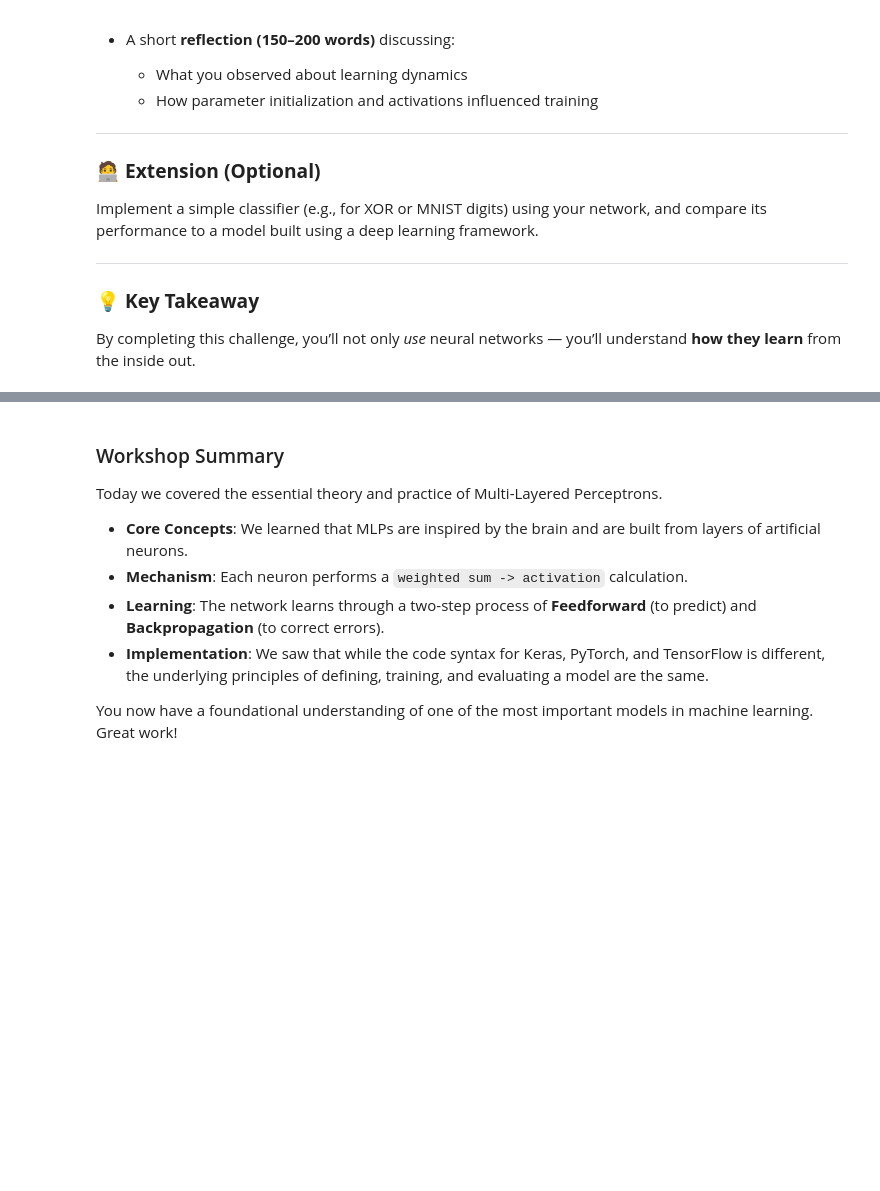
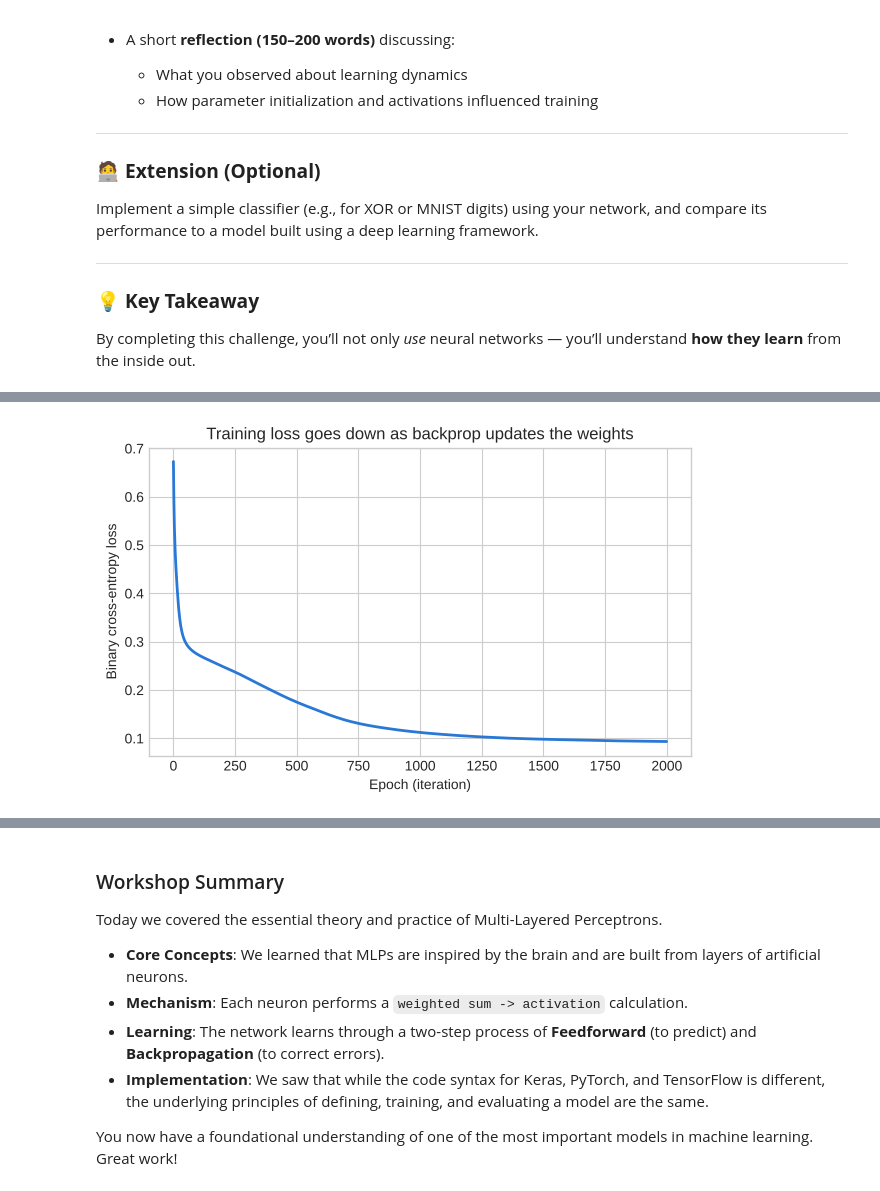
Before and after one commit to DavisenV/CSCN8010-MultiLayerPerceptrons_Workshop, a Jupyter notebook: MultiLayerPerceptrons_Workshop.ipynb, the cells around one changed output, grey strips where cells are left out. Saved outputs shown, nothing was run; the diff lists cells and outputs as text; code cells hidden in the pictures; blank space fills up the shorter version.

```diff
--- a/MultiLayerPerceptrons_Workshop.ipynb
+++ b/MultiLayerPerceptrons_Workshop.ipynb
@@ -656,0 +796,21 @@ Then use the table to prepare talking points on:
+# %%
+def build_keras_model():
+    # Same architecture as the Keras model above
+    model = keras.Sequential([
+        keras.layers.Input(shape=(784,)),
+        keras.layers.Dense(128, activation='relu'),
+        keras.layers.Dense(64, activation='relu'),
+        keras.layers.Dense(10, activation='softmax'),
+    ])
+    model.compile(optimizer='adam', loss='sparse_categorical_crossentropy', metrics=['accuracy'])
+    return model
+
+print(f"{'Batch size':>10}{'Steps/epoch':>14}{'Time (s)':>11}{'Test acc':>11}")
+for batch_size in [32, 128, 512]:
+    model_bs = build_keras_model()
+    start = time.time()
+    model_bs.fit(x_train_flat, y_train_tf, batch_size=batch_size, epochs=3, verbose=0)
+    elapsed = time.time() - start
+    _, acc_bs = model_bs.evaluate(x_test_flat, y_test_tf, verbose=0)
+    steps = int(np.ceil(len(x_train_flat) / batch_size))
+    print(f"{batch_size:>10}{steps:>14}{elapsed:>11.2f}{acc_bs:>11.4f}")
@@ -745,0 +1282,13 @@ By completing this challenge, you’ll not only *use* neural networks — you’
+# %%
+net = NumpyMLP([2, 16, 8, 1], hidden_activation="relu")
+history = net.fit(X_train_np, Y_train_np, epochs=2000, lr=0.1, print_every=250)
+
+print(f"\nTrain accuracy: {net.accuracy(X_train_np, Y_train_np):.3f}")
+print(f"Test accuracy:  {net.accuracy(X_test_np, Y_test_np):.3f}")
+
+plt.figure(figsize=(7, 4))
+plt.plot(history["loss"], color=COLORS[0], linewidth=2)
+plt.title("Training loss goes down as backprop updates the weights")
+plt.xlabel("Epoch (iteration)"); plt.ylabel("Binary cross-entropy loss")
+plt.show()
+# %% [output]
@@ -745,0 +1306 @@ By completing this challenge, you’ll not only *use* neural networks — you’
+[figure, added]
```
Also changed, not shown: parts of 50 cells of this notebook, 1 other file.
